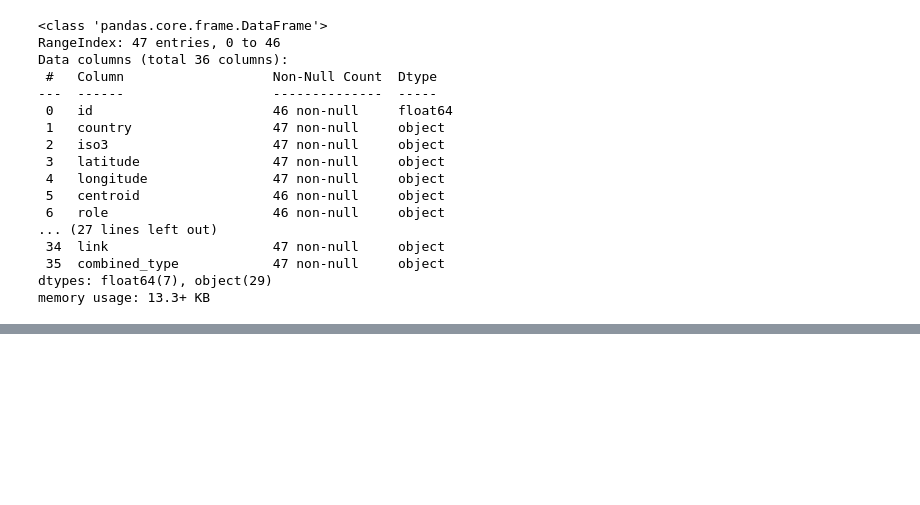
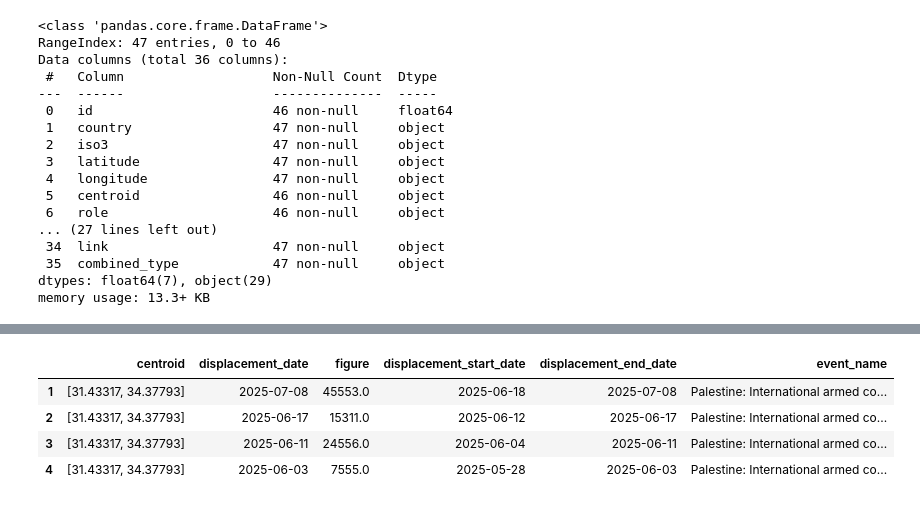
Before and after one commit to Ezekiat/formation, a Jupyter notebook: Untitled Folder/form1.ipynb, the cells around one changed output, grey strips where cells are left out. Saved outputs shown, nothing was run; the diff lists cells and outputs as text; code cells hidden in the pictures; blank space fills up the shorter version.

```diff
--- a/Untitled Folder/form1.ipynb
+++ b/Untitled Folder/form1.ipynb
@@ -90,2 +75,0 @@ df.duplicated().sum()
-# %%
-df = df[[]]
@@ -91,0 +109,8 @@ df = df[[]]
+# %%
+df.head(4)
+# %% [output]
+|  | centroid | displacement_date | figure | displacement_start_date | displacement_end_date | event_name |
+| 1 | [31.43317, 34.37793] | 2025-07-08 | 45553.0 | 2025-06-18 | 2025-07-08 | Palestine: International armed co... |
+| 2 | [31.43317, 34.37793] | 2025-06-17 | 15311.0 | 2025-06-12 | 2025-06-17 | Palestine: International armed co... |
+| 3 | [31.43317, 34.37793] | 2025-06-11 | 24556.0 | 2025-06-04 | 2025-06-11 | Palestine: International armed co... |
+| 4 | [31.43317, 34.37793] | 2025-06-03 | 7555.0 | 2025-05-28 | 2025-06-03 | Palestine: International armed co... |
```
Also changed, not shown: parts of 18 cells of this notebook, 3 other files.
